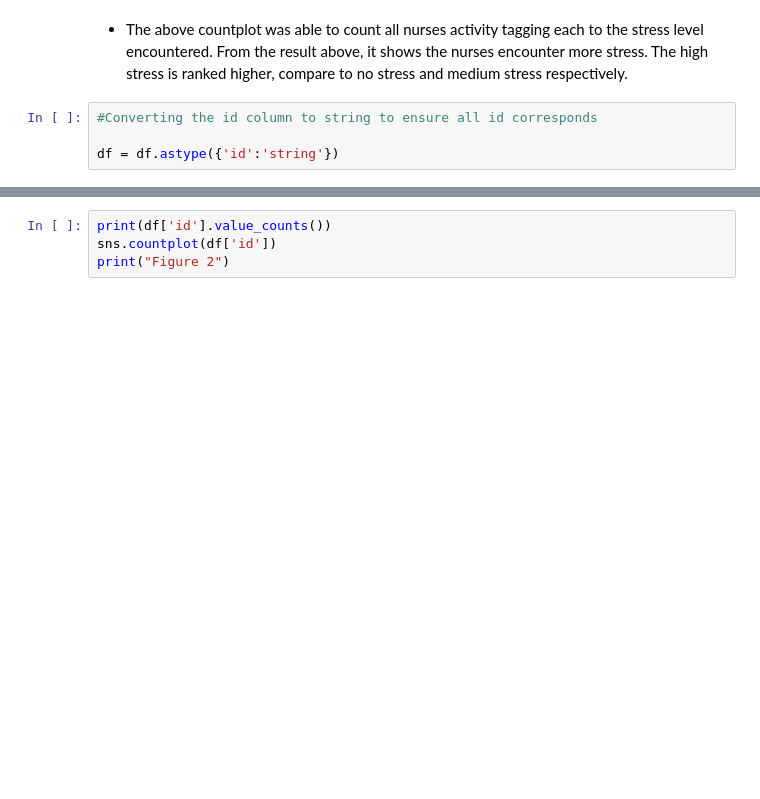
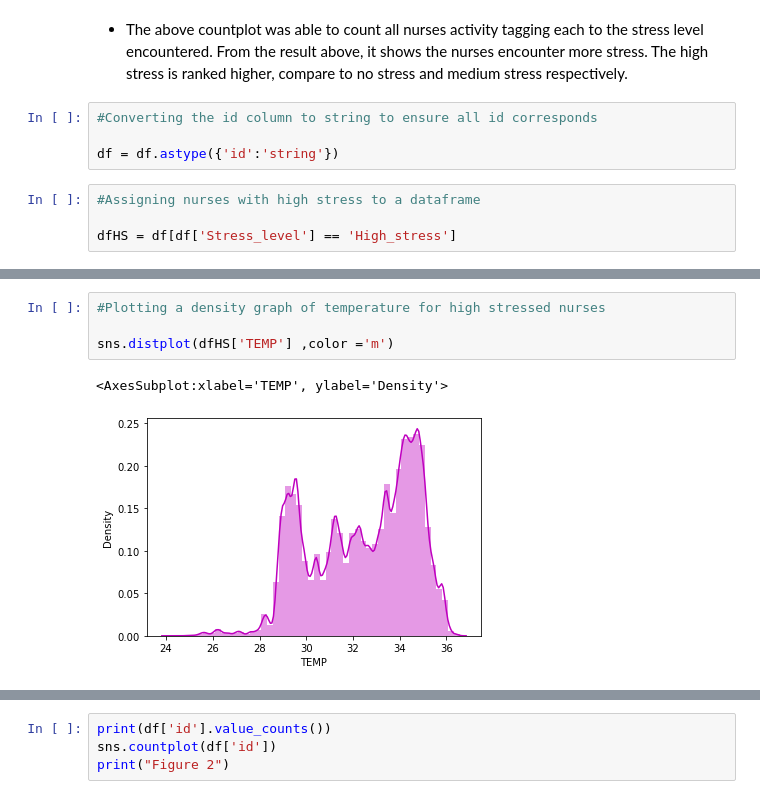
Before and after one commit to psalm4christ/Predicting-stress-using-wearable-sensors-Nurses-, a Jupyter notebook: CE888 Code.ipynb, the cells around one changed output, grey strips where cells are left out. Saved outputs shown, nothing was run; the diff lists cells and outputs as text; blank space fills up the shorter version.

```diff
--- a/CE888 Code.ipynb
+++ b/CE888 Code.ipynb
@@ -112,3 +115,7 @@ Figure 1
 #Converting the id column to string to ensure all id corresponds
 
 df = df.astype({'id':'string'})
+# %%
+#Assigning nurses with high stress to a dataframe
+
+dfHS = df[df['Stress_level'] == 'High_stress']
@@ -114,0 +133,7 @@ df = df.astype({'id':'string'})
+# %%
+#Plotting a density graph of temperature for high stressed nurses
+
+sns.distplot(dfHS['TEMP'] ,color ='m')
+# %% [output]
+<AxesSubplot:xlabel='TEMP', ylabel='Density'>
+[figure, added]
```
Also changed, not shown: parts of 42 cells of this notebook.
